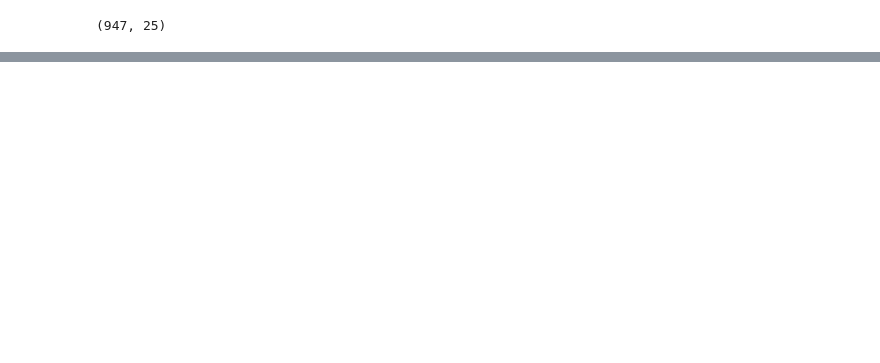
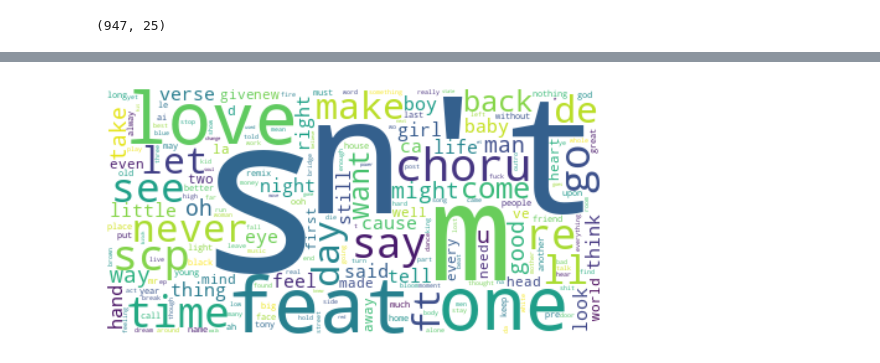
Before and after one commit to Sangharsh1215/Spotify-Playlist-Sentiment-Analyzer, a Jupyter notebook: main.ipynb, the cells around one changed output, grey strips where cells are left out. Saved outputs shown, nothing was run; the diff lists cells and outputs as text; code cells hidden in the pictures; blank space fills up the shorter version.

```diff
--- a/main.ipynb
+++ b/main.ipynb
@@ -458,0 +559,2 @@ Done.
+# %%
+final = pd.concat([s,c,hf,d,f])
@@ -458,0 +571,2 @@ Done.
+# %%
+final = final[['trackName', 'albumName', 'albumArtistsName', 'mood', 'lyrics']]
@@ -458,0 +591,3 @@ Done.
+# %%
+final=final.drop_duplicates(subset=['trackName'])
+final=final.reset_index(drop=True)
@@ -458,0 +639,24 @@ Done.
+# %%
+def remove_stopwords(text):    # text is a list/series of string to clean
+    clean_text = list()
+    nltk.download('punkt')
+    nltk.download('stopwords')
+
+    words=["yeah","ya","na","wan","uh","gon","ima","mm","uhhuh","bout","em","nigga","niggas","got","ta","lil","ol","hey",
+          "oooh","ooh","oh","youre","dont","im","youve","ive","theres","ill","yaka","lalalala","la","da","di","yuh",
+          "shawty","oohooh","shoorah","mmmmmm","ook","bidibambambambam","shh","bro","ho","aint","cant","know","bambam",
+          "shitll","tonka"]
+    ignore= (stopwords.words('english') + words)
+
+    for i in text:
+        words = nltk.word_tokenize(i)
+        #for i in range(len(words)):
+        #    words = [w for w in words if w not in stopwords.words('english')]
+        for element in ignore: # given the tokenized list, return a list that doesn't contain any of the elements
+            words = list(filter(lambda x: x!= element and len(x) > 1, words))
+        lyric = " ".join(words)
+        clean_text.append(lyric)
+
+    return clean_text
+
+final['LyricsClean'] = remove_stopwords(final['rem_sp_char'])
@@ -458,0 +679,11 @@ Done.
+# %%
+from wordcloud import WordCloud
+import matplotlib.pyplot as plt
+
+wordcloud = WordCloud(collocations = False,
+                      background_color = 'white').generate(' '.join(final['LyricsClean']))
+plt.imshow(wordcloud, interpolation='bilinear')
+plt.axis("off")
+plt.show()
+# %% [output]
+[figure, added]
```
Also changed, not shown: parts of 41 cells of this notebook, 5 other files.
